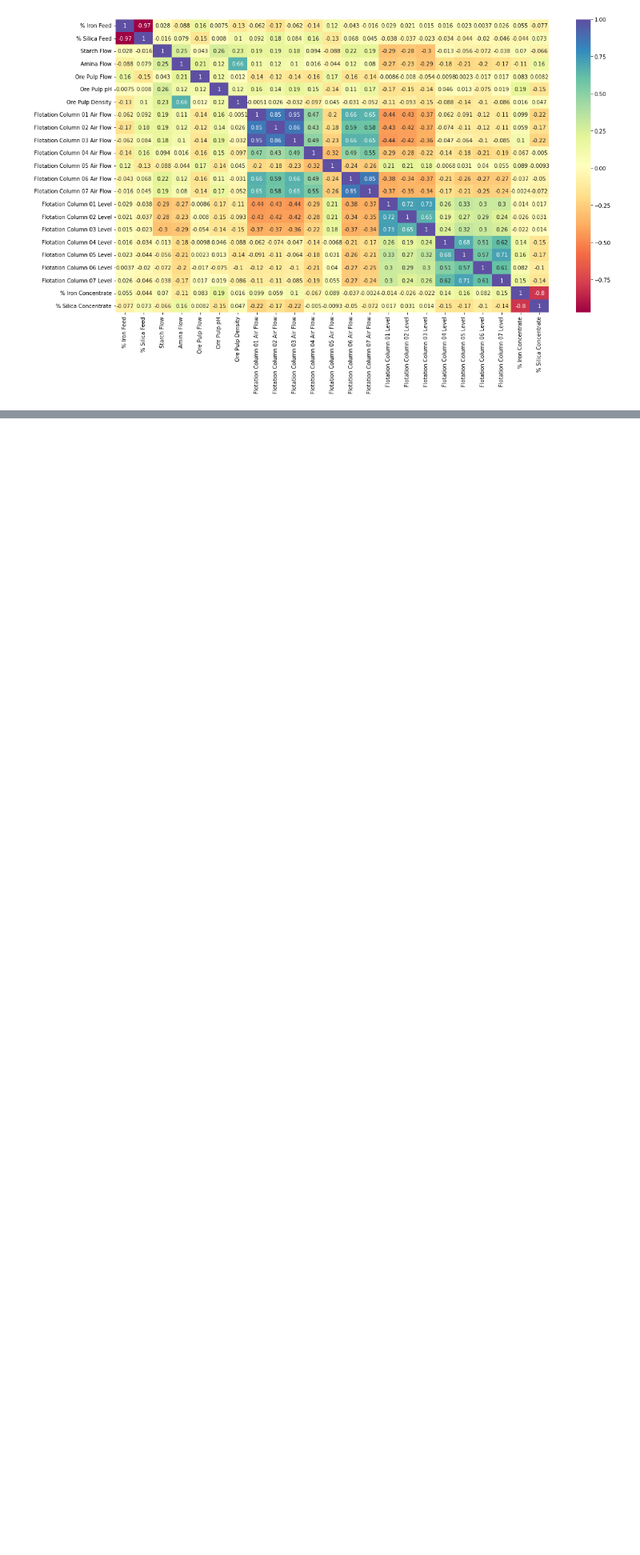
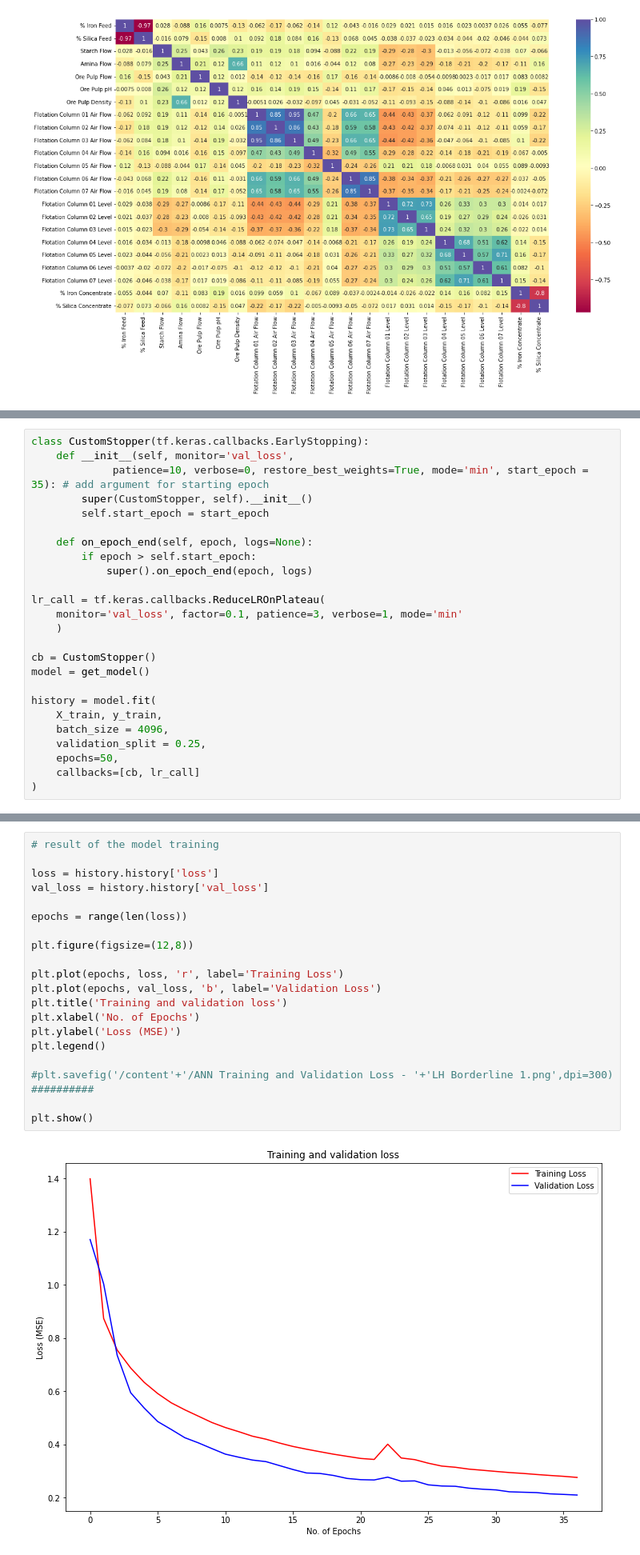
Before and after one commit to galib96/quality-prediction-mining, a Jupyter notebook: quality_prediction_mining_iron.ipynb, the cells around one changed output, grey strips where cells are left out. Shown at 80% size. Cells and saved outputs as stored; diff of their text form; blank space fills up the shorter version.

Commit message:
ANN model primary built, evaluated

```diff
--- a/quality_prediction_mining_iron.ipynb
+++ b/quality_prediction_mining_iron.ipynb
@@ -138,0 +270,25 @@ y_test['% Silica Concentrate'] = stdnorm.transform(y_test['% Silica Concentrate'
+# %%
+class CustomStopper(tf.keras.callbacks.EarlyStopping):
+    def __init__(self, monitor='val_loss',
+             patience=10, verbose=0, restore_best_weights=True, mode='min', start_epoch = 35): # add argument for starting epoch
+        super(CustomStopper, self).__init__()
+        self.start_epoch = start_epoch
+
+    def on_epoch_end(self, epoch, logs=None):
+        if epoch > self.start_epoch:
+            super().on_epoch_end(epoch, logs)
+
+lr_call = tf.keras.callbacks.ReduceLROnPlateau(
+    monitor='val_loss', factor=0.1, patience=3, verbose=1, mode='min'
+    )
+
+cb = CustomStopper()
+model = get_model()
+
+history = model.fit(
+    X_train, y_train,
+    batch_size = 4096,
+    validation_split = 0.25,
+    epochs=50,
+    callbacks=[cb, lr_call]
+)
@@ -138,0 +313,22 @@ y_test['% Silica Concentrate'] = stdnorm.transform(y_test['% Silica Concentrate'
+# %%
+# result of the model training
+
+loss = history.history['loss']
+val_loss = history.history['val_loss']
+
+epochs = range(len(loss))
+
+plt.figure(figsize=(12,8))
+
+plt.plot(epochs, loss, 'r', label='Training Loss')
+plt.plot(epochs, val_loss, 'b', label='Validation Loss')
+plt.title('Training and validation loss')
+plt.xlabel('No. of Epochs')
+plt.ylabel('Loss (MSE)')
+plt.legend()
+
+#plt.savefig('/content'+'/ANN Training and Validation Loss - '+'LH Borderline 1.png',dpi=300) ##########
+
+plt.show()
+# %% [output]
+[figure, added]
```
Also changed, not shown: parts of 10 cells of this notebook.
